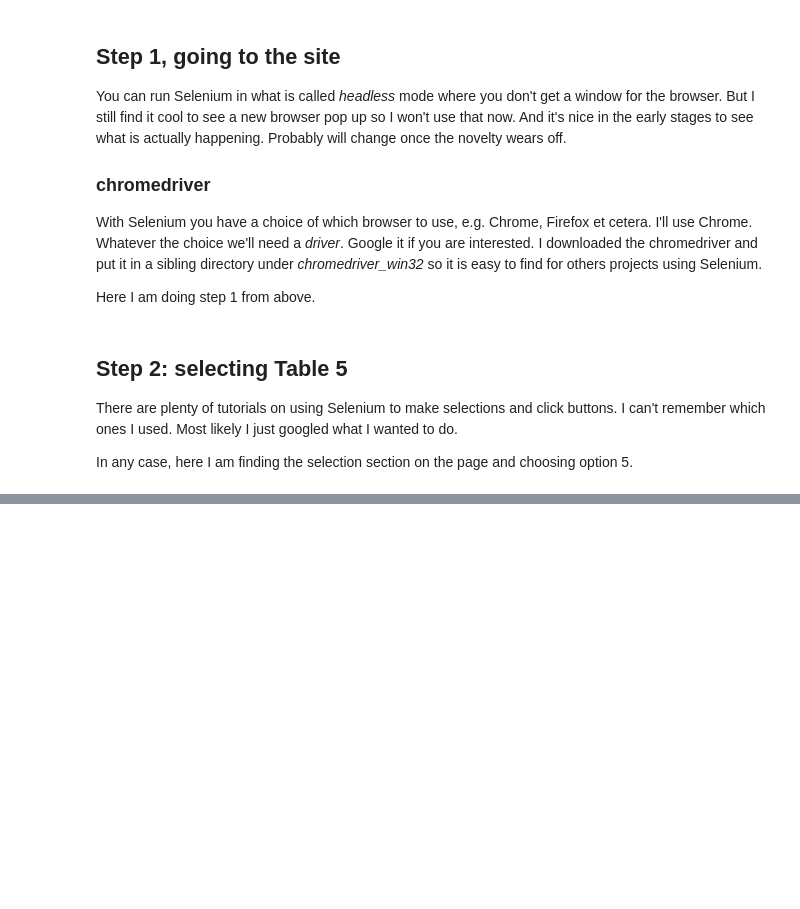
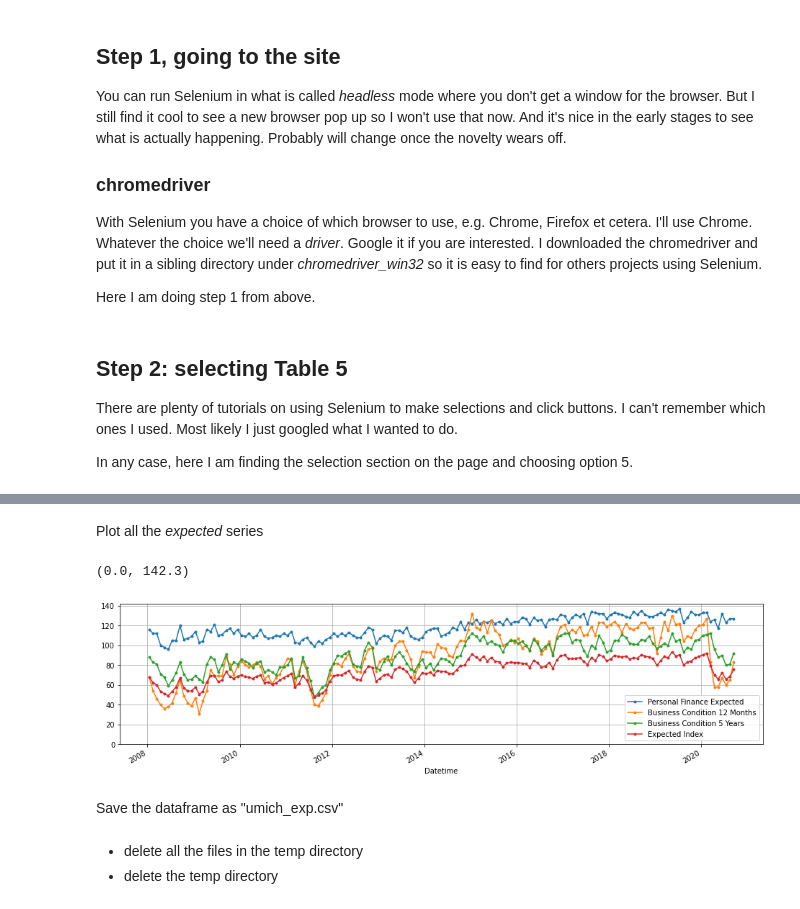
Before and after one commit to jhmuller/job-forecasting, a Jupyter notebook: _notebooks/umich_cs.ipynb, the cells around one changed output, grey strips where cells are left out. Saved outputs shown, nothing was run; the diff lists cells and outputs as text; code cells hidden in the pictures; blank space fills up the shorter version.

```diff
--- a/_notebooks/umich_cs.ipynb
+++ b/_notebooks/umich_cs.ipynb
@@ -76,14 +84,14 @@ Selenium allows us to control a web browser from Pyhon so I can use Python to ex
 I want to have the data downloaded into a subdirectory below here rather than the default *Downloads* directory.
 We can arrange that using ChromeOptions.
 # %%
-data_dir = "./data"
-if not os.path.isdir(data_dir):
-    os.mkdir(data_dir)
-prefs = {"download.default_directory" : os.path.abspath(data_dir)}
+temp_dir = "./data/temp"
+if not os.path.isdir(temp_dir):
+    os.mkdir(temp_dir)
+prefs = {"download.default_directory" : os.path.abspath(temp_dir)}
 
 options = webdriver.ChromeOptions()
 options.add_experimental_option("prefs",prefs)
-options.add_argument("download.default_directory="+os.path.abspath(data_dir))
+options.add_argument("download.default_directory="+os.path.abspath(temp_dir))
 # %% [markdown]
 ## Step 1, going to the site
 You can run Selenium in what is called *headless* mode where you don't get a window for the browser.
@@ -152,0 +150,16 @@ print(fpath)
+# %%
+elements = driver.find_elements_by_name("format")
+button = None
+for e in elements:
+    if e.get_property("value") == 'Comma-Separated (CSV)':
+        button = e
+        break
+if not button:
+    raise RuntimeError("Error downloading Consumer Sentiment data from {0}".format(url))
+
+files_before = set(os.listdir(temp_dir))
+button.click()
+fpath = get_downloaded_fpath(dir=temp_dir, files_before=files_before, file_ext=".csv", max_wait=10)
+if not fpath:
+    raise Exception("No downloaded file found!")
+print("new file: {0}".format(fpath))
@@ -153,10 +185,11 @@ print(fpath)
 # %%
 df = pd.read_csv(fpath, skiprows=1)
+print(df.columns)
 df.drop(df.columns[-1], inplace=True, axis=1)
 df['Datetime'] = (100*100*df['Year'] + 100*df["Month"] + 15).astype(str)
 df['Datetime'] = pd.to_datetime(df['Datetime'])
 df.drop(["Month", "Year"],  inplace=True, axis=1)
-print(df.agg(['min', 'max']))
 df.set_index("Datetime", inplace=True)
+exp_columns = [c for c in df.columns if re.search("Expected|Business Condition", c)]
+df = df[exp_columns]
 df.head()
-exp_columns = [c for c in df.columns if re.search("xpected|12 Months", c)]
@@ -163,3 +209,10 @@ exp_columns = [c for c in df.columns if re.search("xpected|12 Months", c)]
+# %% [markdown]
+Plot all the *expected* series
 # %%
-df[exp_columns].plot(figsize=[16,4], marker='.', grid=True)
+df.plot(figsize=[16,4], marker='.', grid=True)
 plt.gca().set_ylim(bottom=0)
+# %% [output]
+(0.0, 142.3)
+[figure, added]
+# %% [markdown]
+Save the dataframe as "umich_exp.csv"
@@ -165,0 +228,3 @@ plt.gca().set_ylim(bottom=0)
+# %% [markdown]
+* delete all the files in the temp directory
+* delete the temp directory
```
Also changed, not shown: parts of 15 cells of this notebook, 5 other files.
